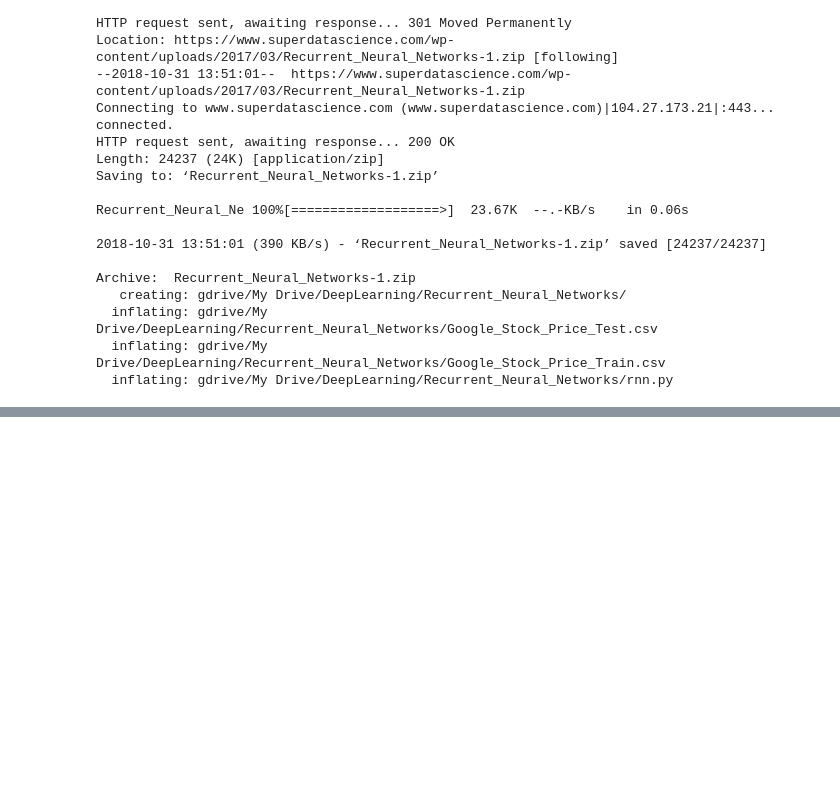
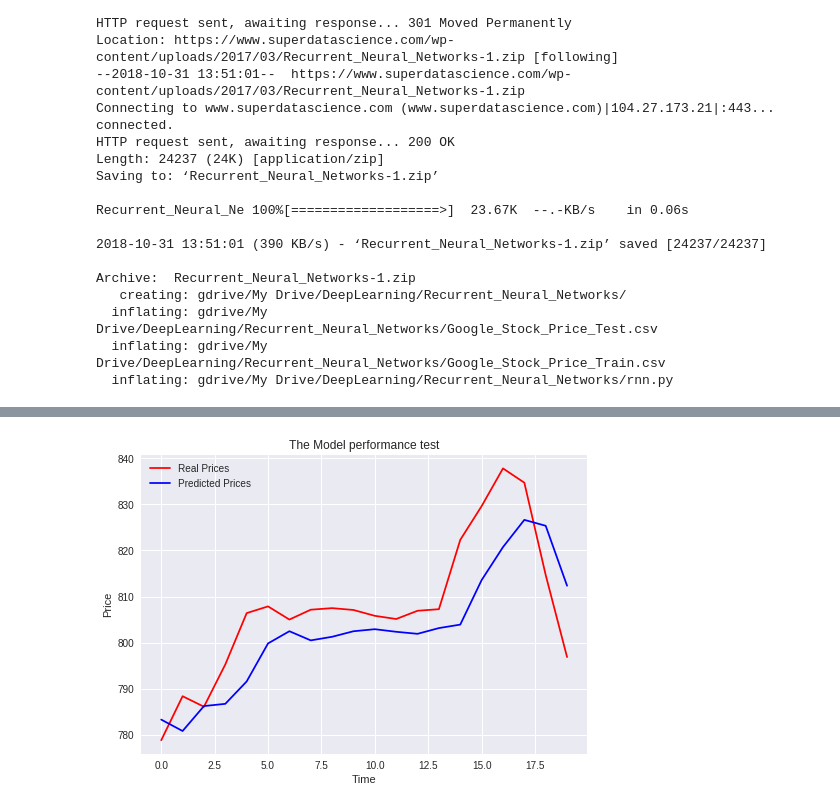
Before and after one commit to agarwalanant/DeepLearning, a Jupyter notebook: RNN/LSTM.ipynb, the cells around one changed output, grey strips where cells are left out. Saved outputs shown, nothing was run; the diff lists cells and outputs as text; code cells hidden in the pictures; blank space fills up the shorter version.

```diff
--- a/RNN/LSTM.ipynb
+++ b/RNN/LSTM.ipynb
@@ -39,0 +79,4 @@ import matplotlib.pyplot as plt
+# %%
+regressor.compile(optimizer = 'adam',loss = 'mean_squared_error')
+# %%
+regressor.fit(X_train,y_train,epochs=150,batch_size=32)
@@ -39,0 +102,37 @@ import matplotlib.pyplot as plt
+# %%
+dataset_test = pd.read_csv("gdrive/My Drive/DeepLearning/Recurrent_Neural_Networks/Google_Stock_Price_Test.csv")
+real = dataset_test.iloc[:,1:2].values
+# %%
+#Getting predicted stock
+dataset_total = pd.concat((dataset_train['Open'], dataset_test['Open']),axis =0)
+inputs = dataset_total[len(dataset_total)-len(dataset_test)-60:].values
+inputs =inputs.reshape(-1,1)
+
+#Scaling the data
+inputs = sc.transform(inputs)
+
+#LSTM with 60 time steps
+X_test =[]
+for i in range(60,80):
+  X_test.append(inputs[i-60:i,0])
+X_test = np.array(X_test)
+
+#Reshaping the data
+X_test = np.reshape(X_test,(X_test.shape[0],X_test.shape[1],1))
+
+#prediction
+pred_stock = regressor.predict(X_test)
+
+#inverse Scaling
+pred_stock = sc.inverse_transform(pred_stock)
+# %%
+#Visualizing the results
+plt.plot(real,color='red',label= "Real Prices")
+plt.plot(pred_stock,color='blue',label= "Predicted Prices")
+plt.title("The Model performance test")
+plt.xlabel("Time")
+plt.ylabel("Price")
+plt.legend()
+plt.show()
+# %% [output]
+[figure, added]
```
Also changed, not shown: parts of 8 cells of this notebook.
